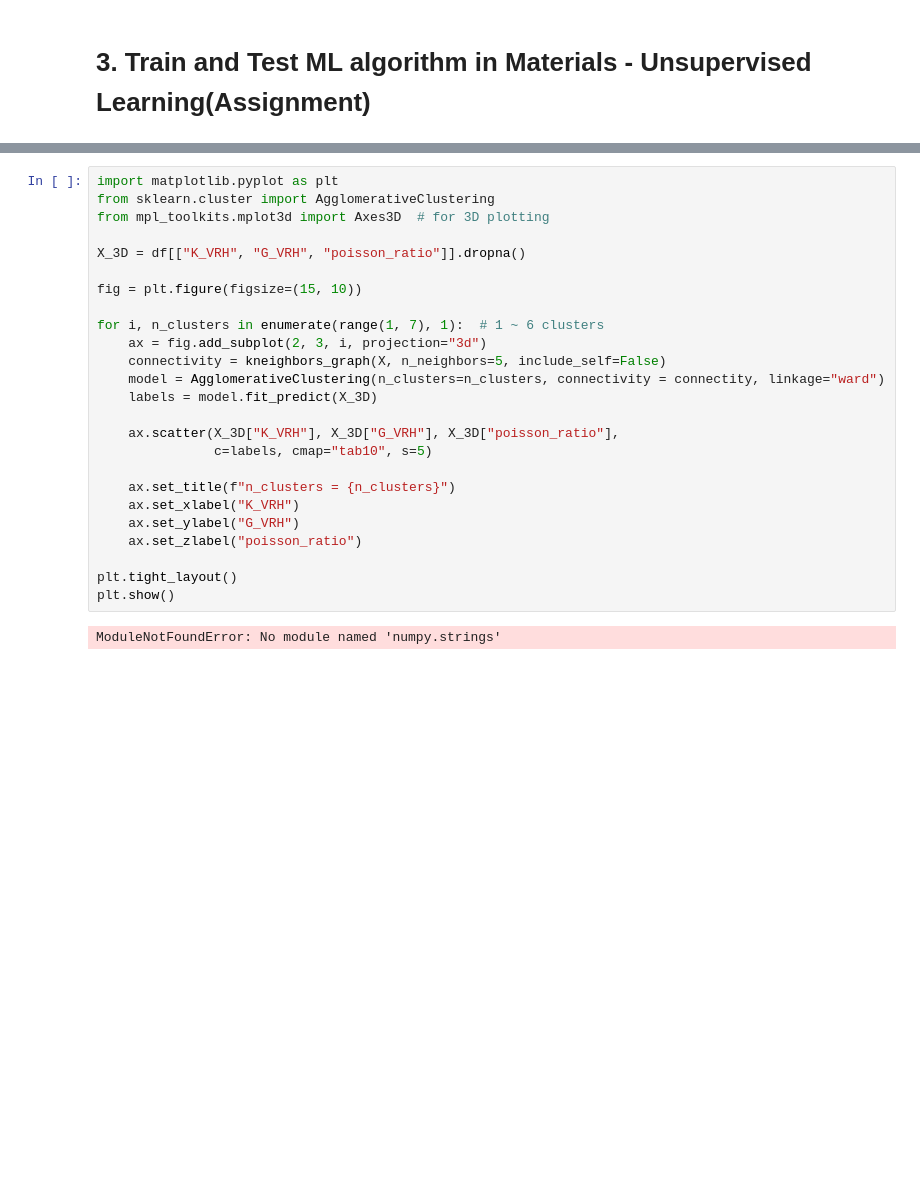
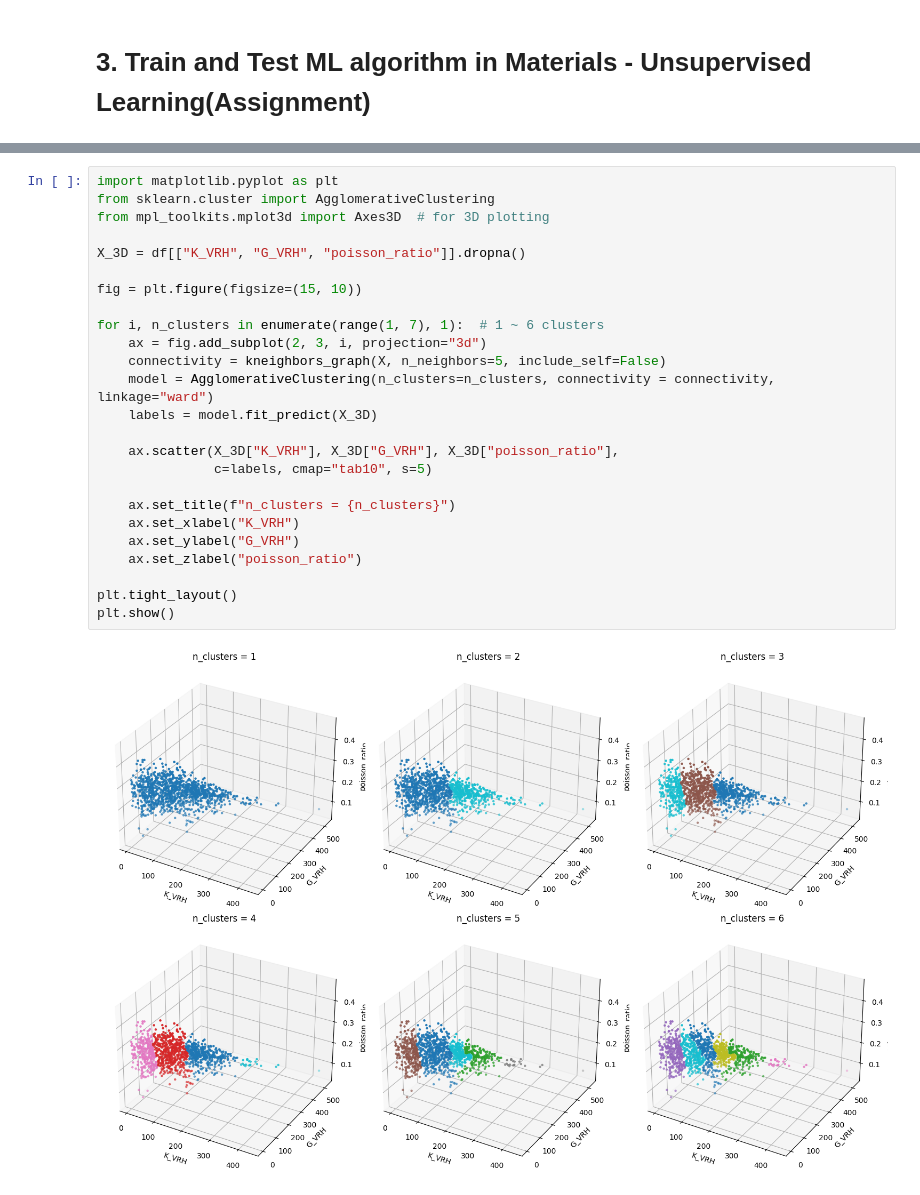
Before and after one commit to RealBack1/practice, a Jupyter notebook: Hands-on-session3/2025_2_Hands_on_session3_case3_practice.ipynb, the cells around one changed output, grey strips where cells are left out. Drawn from its saved outputs; the diff is of its cells as text; blank space fills up the shorter version.

```diff
--- a/Hands-on-session3/2025_2_Hands_on_session3_case3_practice.ipynb
+++ b/Hands-on-session3/2025_2_Hands_on_session3_case3_practice.ipynb
@@ -112,27 +182,27 @@ df
 # %%
 import matplotlib.pyplot as plt
 from sklearn.cluster import AgglomerativeClustering
 from mpl_toolkits.mplot3d import Axes3D  # for 3D plotting
 
 X_3D = df[["K_VRH", "G_VRH", "poisson_ratio"]].dropna()
 
 fig = plt.figure(figsize=(15, 10))
 
 for i, n_clusters in enumerate(range(1, 7), 1):  # 1 ~ 6 clusters
     ax = fig.add_subplot(2, 3, i, projection="3d")
     connectivity = kneighbors_graph(X, n_neighbors=5, include_self=False)
-    model = AgglomerativeClustering(n_clusters=n_clusters, connectivity = connectity, linkage="ward")
+    model = AgglomerativeClustering(n_clusters=n_clusters, connectivity = connectivity, linkage="ward")
     labels = model.fit_predict(X_3D)
 
     ax.scatter(X_3D["K_VRH"], X_3D["G_VRH"], X_3D["poisson_ratio"],
                c=labels, cmap="tab10", s=5)
 
     ax.set_title(f"n_clusters = {n_clusters}")
     ax.set_xlabel("K_VRH")
     ax.set_ylabel("G_VRH")
     ax.set_zlabel("poisson_ratio")
 
 plt.tight_layout()
 plt.show()
 # %% [output]
-ModuleNotFoundError: No module named 'numpy.strings'
+[figure, added]
```
Also changed, not shown: parts of 11 cells of this notebook.
